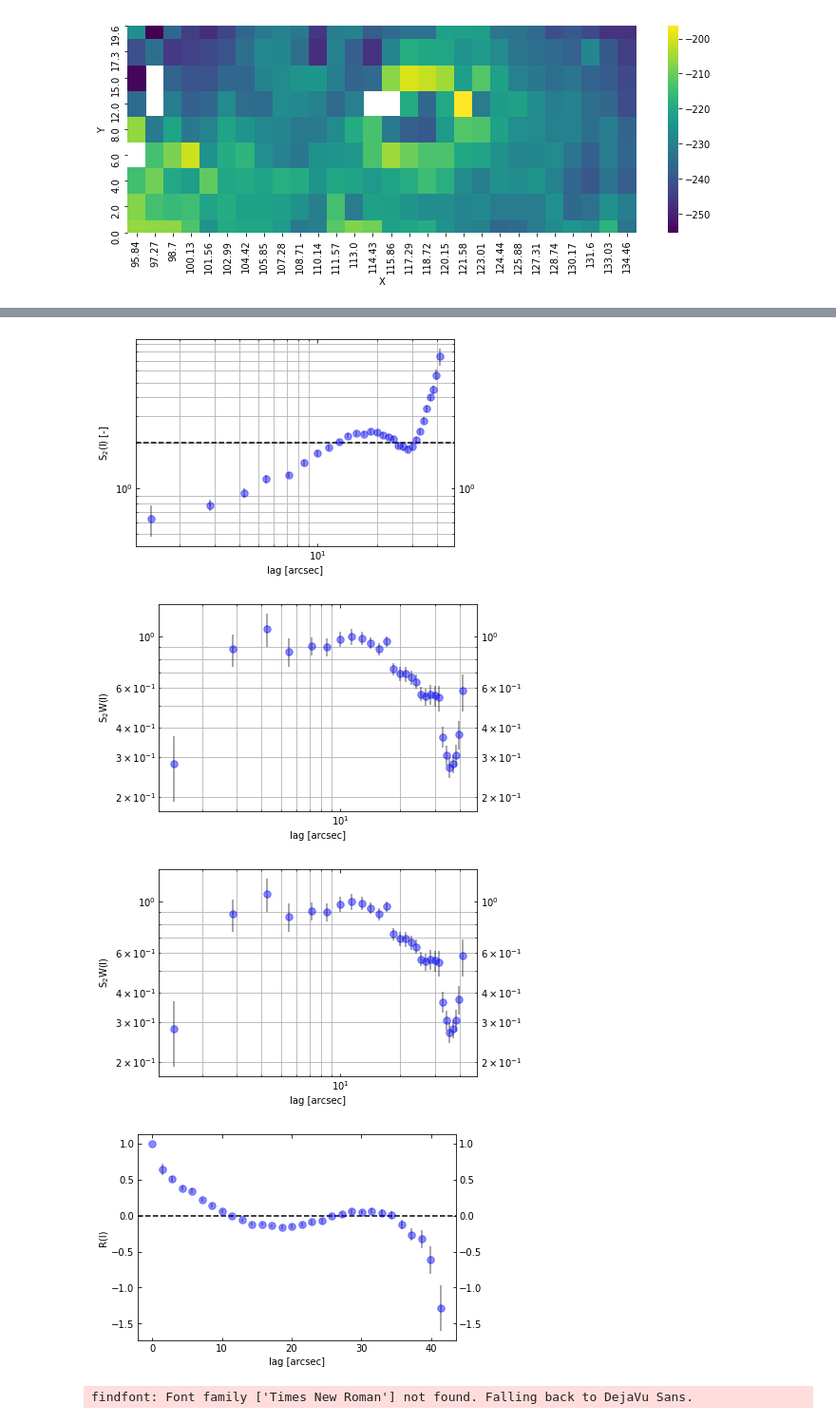
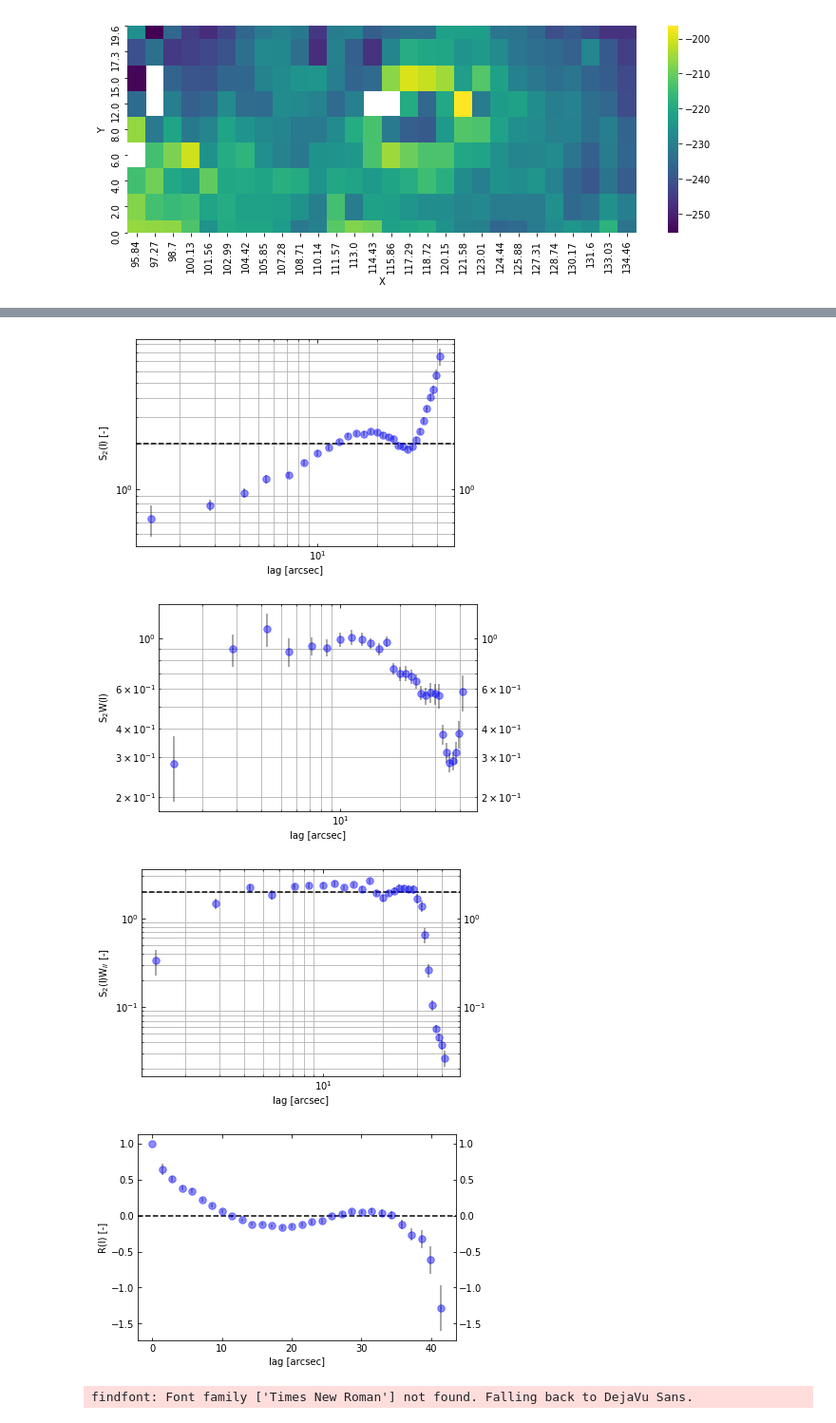
Before and after one commit to will-henney/JavGVastro-PhD, a Jupyter notebook: 604SA.ipynb, the cells around one changed output, grey strips where cells are left out. Shown at 95% size. Cells and saved outputs as stored; diff of their text form; code cells hidden in the pictures.

```diff
--- a/604SA.ipynb
+++ b/604SA.ipynb
@@ -343,16 +379,16 @@ plt.gca().invert_yaxis()
 # %%
 sfO00=sosf(dt)
 sfnO00=sosfnorm(dt)
 sfwO00=sosfw(dt)
-sfw2O00=sosfw(dt)
+sfw2O00=sosfw2(dt)
 afO00=acf(dt)
 #psS00=ps(dt)
 # %% [output]
 [figure]
 [figure]
-[figure, old version]
+[figure, new version]
-[figure, old version]
+[figure, new version]
-[figure, old version]
+[figure, new version]
 # %%
 fig, ax=plt.subplots(figsize=(7,6))
 ax.errorbar(sfH00['Lag'],sfH00['Nmqvd'],xerr=sfH00.ErrX, yerr=sfH00.ErrY, fmt="o",color='b', ecolor='b', alpha=0.45, markersize=7.5, label='H')
```
Also changed, not shown: parts of 35 cells of this notebook, 1 other file.
